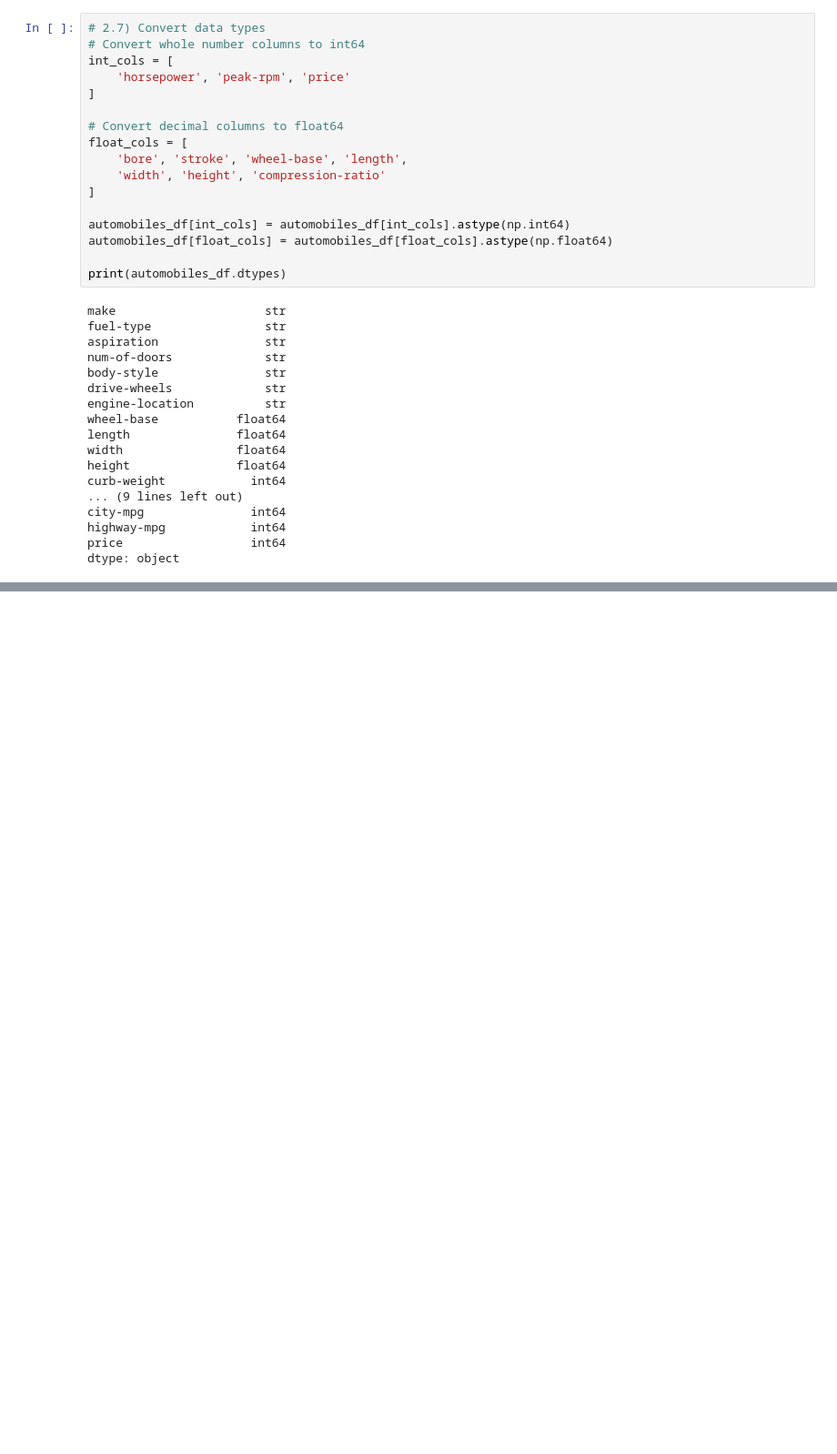
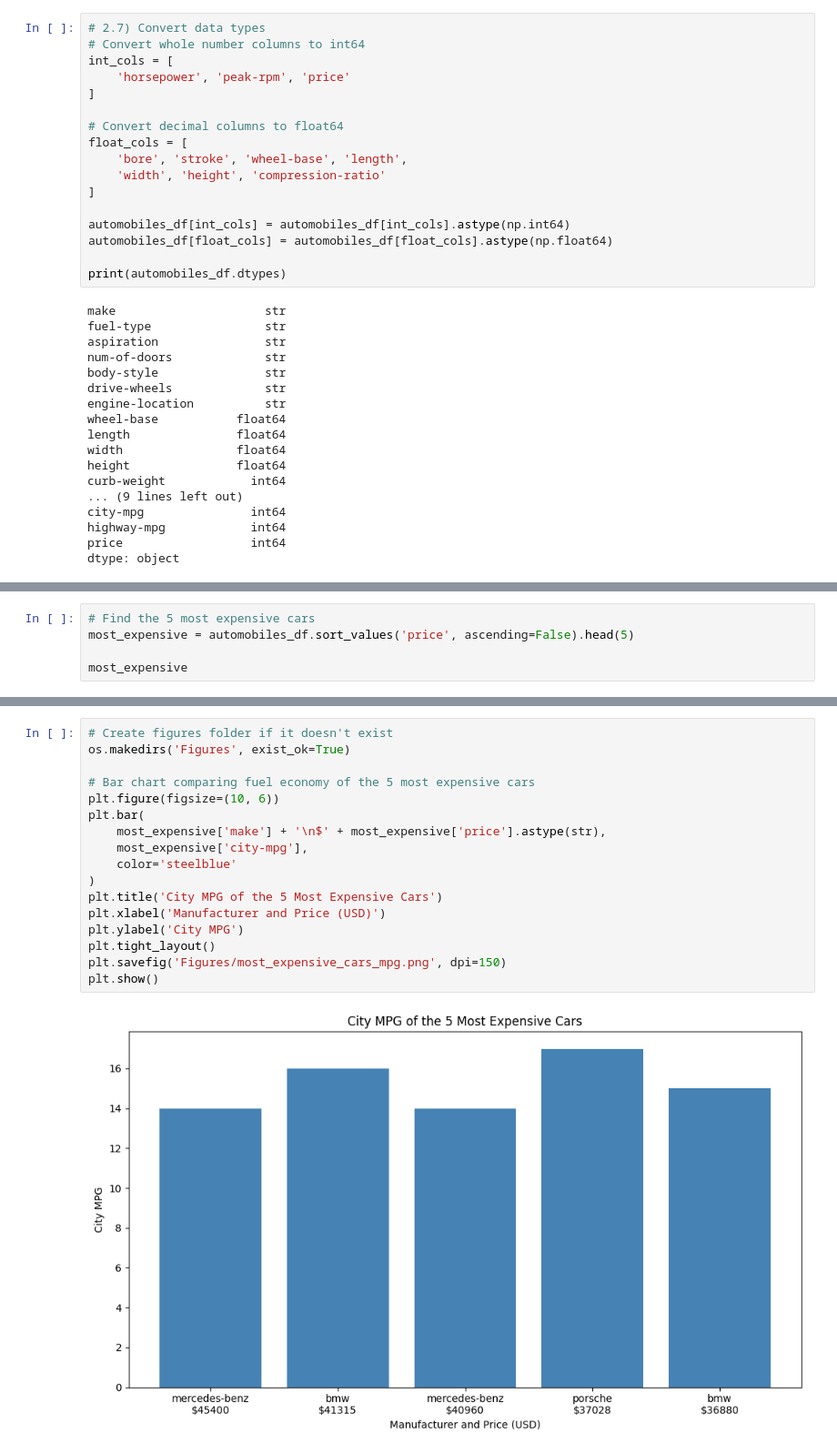
Before and after one commit to PerryRichardson/EDA_Automobiles, a Jupyter notebook: automobiles_eda.ipynb, the cells around one changed output, grey strips where cells are left out. Shown at 91% size. Saved outputs shown, nothing was run; the diff lists cells and outputs as text; blank space fills up the shorter version.

Commit message:
Complete EDA analysis - all four questions with charts

```diff
--- a/automobiles_eda.ipynb
+++ b/automobiles_eda.ipynb
@@ -160,0 +197,5 @@ dtype: object
+# %%
+# Find the 5 most expensive cars
+most_expensive = automobiles_df.sort_values('price', ascending=False).head(5)
+
+most_expensive
@@ -160,0 +210,19 @@ dtype: object
+# %%
+# Create figures folder if it doesn't exist
+os.makedirs('Figures', exist_ok=True)
+
+# Bar chart comparing fuel economy of the 5 most expensive cars
+plt.figure(figsize=(10, 6))
+plt.bar(
+    most_expensive['make'] + '\n$' + most_expensive['price'].astype(str),
+    most_expensive['city-mpg'],
+    color='steelblue'
+)
+plt.title('City MPG of the 5 Most Expensive Cars')
+plt.xlabel('Manufacturer and Price (USD)')
+plt.ylabel('City MPG')
+plt.tight_layout()
+plt.savefig('Figures/most_expensive_cars_mpg.png', dpi=150)
+plt.show()
+# %% [output]
+[figure, added]
```
Also changed, not shown: parts of 16 cells of this notebook, 4 other files.
